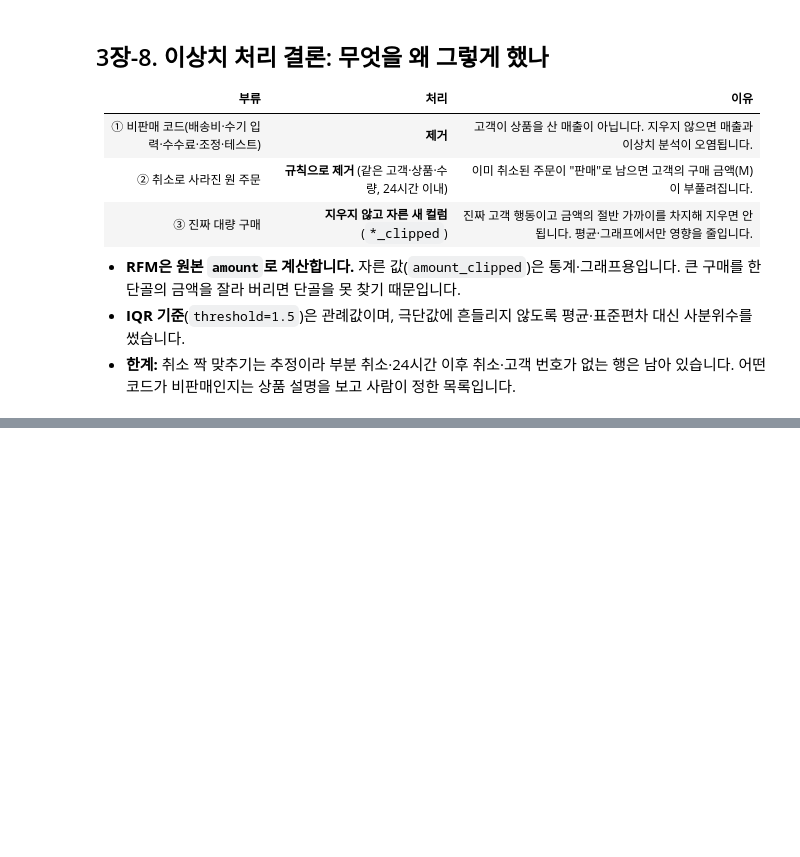
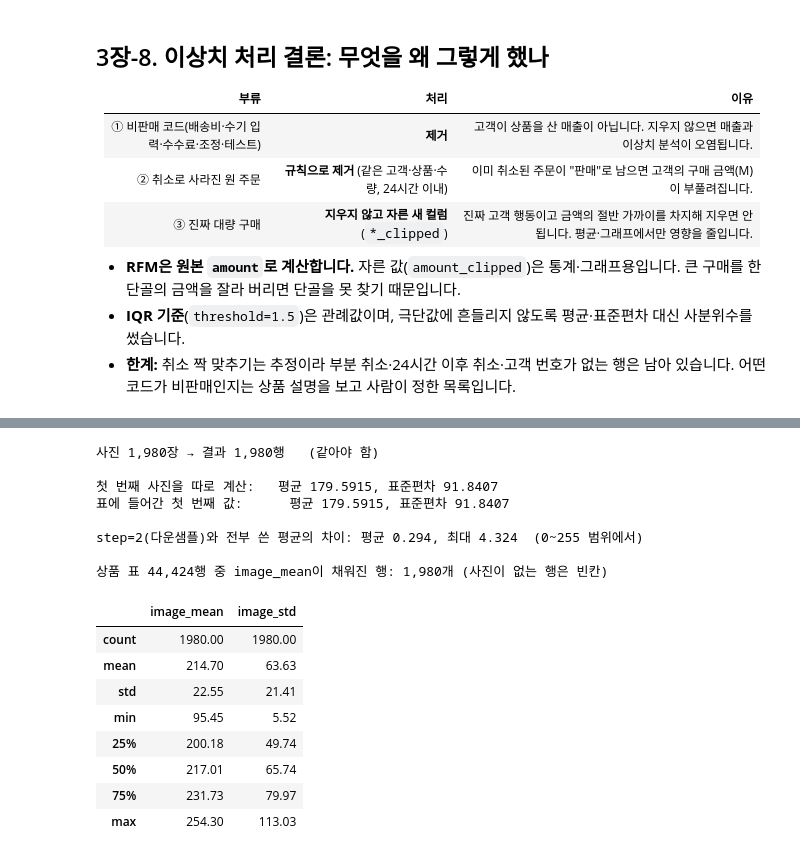
Before and after one commit to byungwoo2026/shopping-rfm-analysis_A1-1, a Jupyter notebook: notebooks/analysis_report.ipynb, the cells around one changed output, grey strips where cells are left out. Saved outputs shown, nothing was run; the diff lists cells and outputs as text; code cells hidden in the pictures; blank space fills up the shorter version.

```diff
--- a/notebooks/analysis_report.ipynb
+++ b/notebooks/analysis_report.ipynb
@@ -1019,0 +1145,12 @@ plt.show()
+# %%
+sample_ids = fashion_analyzer.df["id"].sample(n=2000, random_state=42).tolist()      # 무작위 2,000개 상품 번호
+images, used_ids = fashion_analyzer.load_images(sample_ids, DATA_DIR / "fashion_small" / "images")
+
+print(f"배열 모양: {images.shape}    자료형: {images.dtype}    값의 범위: {images.min()} ~ {images.max()}")
+print(f"메모리: {images.nbytes / 1e6:.1f}MB")
+print("\n첫 번째 사진의 왼쪽 위 2×2 픽셀 (각 픽셀은 빨강·초록·파랑 순서의 숫자 3개):")
+print(images[0, :2, :2])
+print()
+print("▶ 사진 읽기 기록")
+for key, value in fashion_analyzer.image_log.items():
+    print(f"  {key}: {value}")
@@ -1019,0 +1193,33 @@ plt.show()
+# %%
+features = fashion_analyzer.extract_image_features(images, ids=used_ids)       # ids를 주면 표(df)의 image_mean, image_std 컬럼에도 들어감
+print(f"사진 {images.shape[0]:,}장 → 결과 {len(features):,}행   (같아야 함)")
+
+one = images[0]                                                               # 사진 한 장만 따로 계산해서 비교
+print(f"\n첫 번째 사진을 따로 계산:   평균 {one.mean():.4f}, 표준편차 {one.std():.4f}")
+print(f"표에 들어간 첫 번째 값:      평균 {features.loc[0, 'image_mean']:.4f}, 표준편차 {features.loc[0, 'image_std']:.4f}")
+
+approx = fashion_analyzer.extract_image_features(images, step=2)              # step=2: 가로·세로를 한 칸씩 건너뛰어 4분의 1만 사용 (ids 없이 → 표는 안 바뀜)
+diff = (approx["image_mean"] - features["image_mean"]).abs()
+print(f"\nstep=2(다운샘플)와 전부 쓴 평균의 차이: 평균 {diff.mean():.3f}, 최대 {diff.max():.3f}  (0~255 범위에서)")
+
+df = fashion_analyzer.df
+print(f"\n상품 표 {len(df):,}행 중 image_mean이 채워진 행: {df['image_mean'].notna().sum():,}개 (사진이 없는 행은 빈칸)")
+features[["image_mean", "image_std"]].describe().round(2)
+# %% [output]
+사진 1,980장 → 결과 1,980행   (같아야 함)
+
+첫 번째 사진을 따로 계산:   평균 179.5915, 표준편차 91.8407
+표에 들어간 첫 번째 값:      평균 179.5915, 표준편차 91.8407
+
+step=2(다운샘플)와 전부 쓴 평균의 차이: 평균 0.294, 최대 4.324  (0~255 범위에서)
+
+상품 표 44,424행 중 image_mean이 채워진 행: 1,980개 (사진이 없는 행은 빈칸)
+|  | image_mean | image_std |
+| count | 1980.00 | 1980.00 |
+| mean | 214.70 | 63.63 |
+| std | 22.55 | 21.41 |
+| min | 95.45 | 5.52 |
+| 25% | 200.18 | 49.74 |
+| 50% | 217.01 | 65.74 |
+| 75% | 231.73 | 79.97 |
+| max | 254.30 | 113.03 |
```
Also changed, not shown: parts of 19 cells of this notebook, 2 other files.
